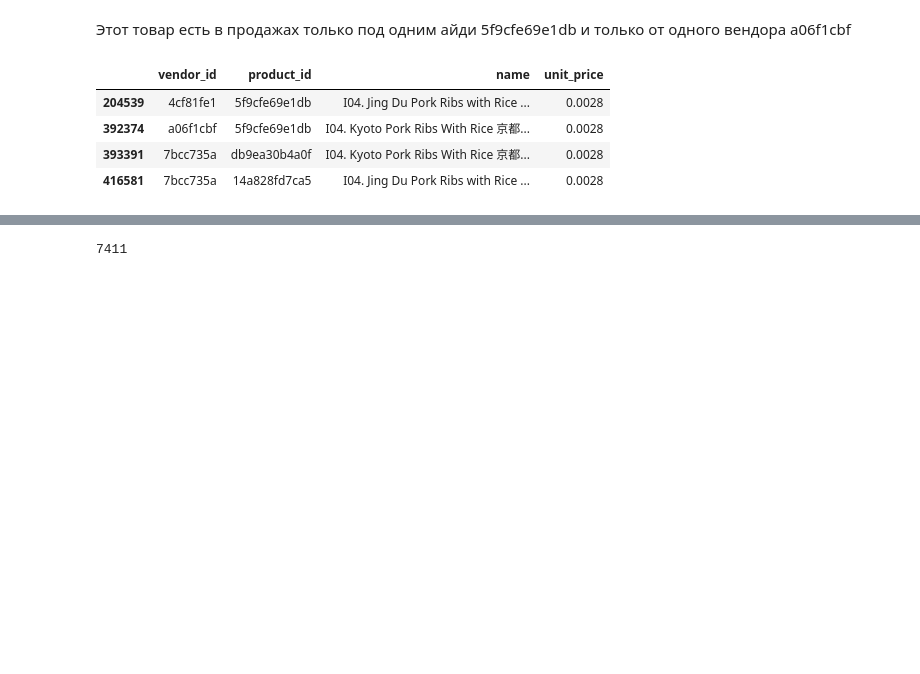
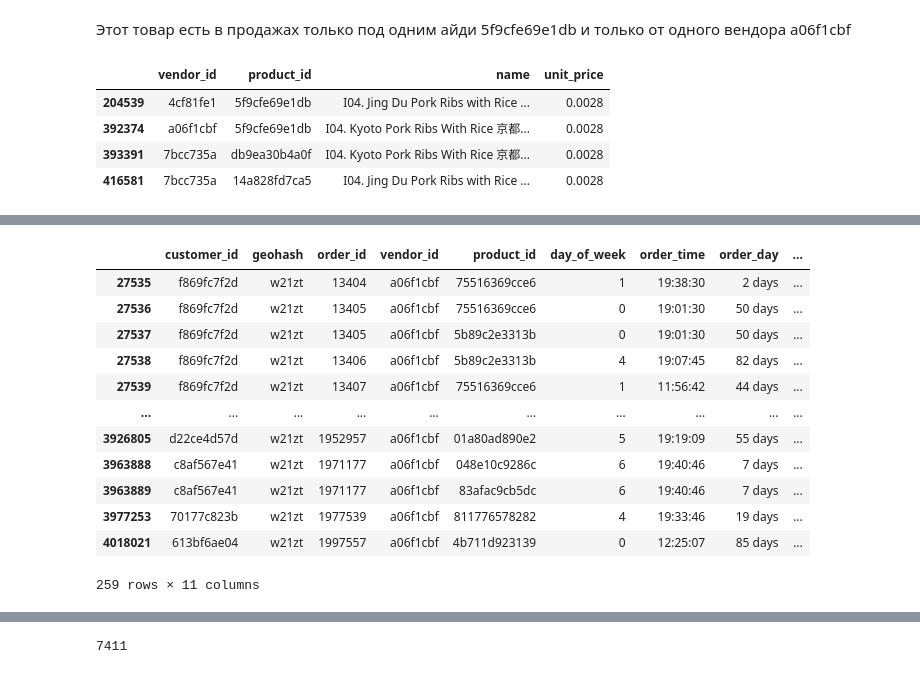
Before and after one commit to natalia-sd/RecSys_ShopCartPred, a Jupyter notebook: EDA.ipynb, the cells around one changed output, grey strips where cells are left out. Cells and saved outputs as stored; diff of their text form; code cells hidden in the pictures; blank space fills up the shorter version.

```diff
--- a/EDA.ipynb
+++ b/EDA.ipynb
@@ -714,0 +631,16 @@ groupped_orders.duplicated(['order_id', 'geohash']).sum()
+# %%
+merged[(merged.vendor_id == 'a06f1cbf') & (merged.name.notna())]
+# %% [output]
+|  | customer_id | geohash | order_id | vendor_id | product_id | day_of_week | order_time | order_day | ... |
+| 27535 | f869fc7f2d | w21zt | 13404 | a06f1cbf | 75516369cce6 | 1 | 19:38:30 | 2 days | ... |
+| 27536 | f869fc7f2d | w21zt | 13405 | a06f1cbf | 75516369cce6 | 0 | 19:01:30 | 50 days | ... |
+| 27537 | f869fc7f2d | w21zt | 13405 | a06f1cbf | 5b89c2e3313b | 0 | 19:01:30 | 50 days | ... |
+| 27538 | f869fc7f2d | w21zt | 13406 | a06f1cbf | 5b89c2e3313b | 4 | 19:07:45 | 82 days | ... |
+| 27539 | f869fc7f2d | w21zt | 13407 | a06f1cbf | 75516369cce6 | 1 | 11:56:42 | 44 days | ... |
+| ... | ... | ... | ... | ... | ... | ... | ... | ... | ... |
+| 3926805 | d22ce4d57d | w21zt | 1952957 | a06f1cbf | 01a80ad890e2 | 5 | 19:19:09 | 55 days | ... |
+| 3963888 | c8af567e41 | w21zt | 1971177 | a06f1cbf | 048e10c9286c | 6 | 19:40:46 | 7 days | ... |
+| 3963889 | c8af567e41 | w21zt | 1971177 | a06f1cbf | 83afac9cb5dc | 6 | 19:40:46 | 7 days | ... |
+| 3977253 | 70177c823b | w21zt | 1977539 | a06f1cbf | 811776578282 | 4 | 19:33:46 | 19 days | ... |
+| 4018021 | 613bf6ae04 | w21zt | 1997557 | a06f1cbf | 4b711d923139 | 0 | 12:25:07 | 85 days | ... |
+259 rows × 11 columns
```
Also changed, not shown: parts of 120 cells of this notebook.
